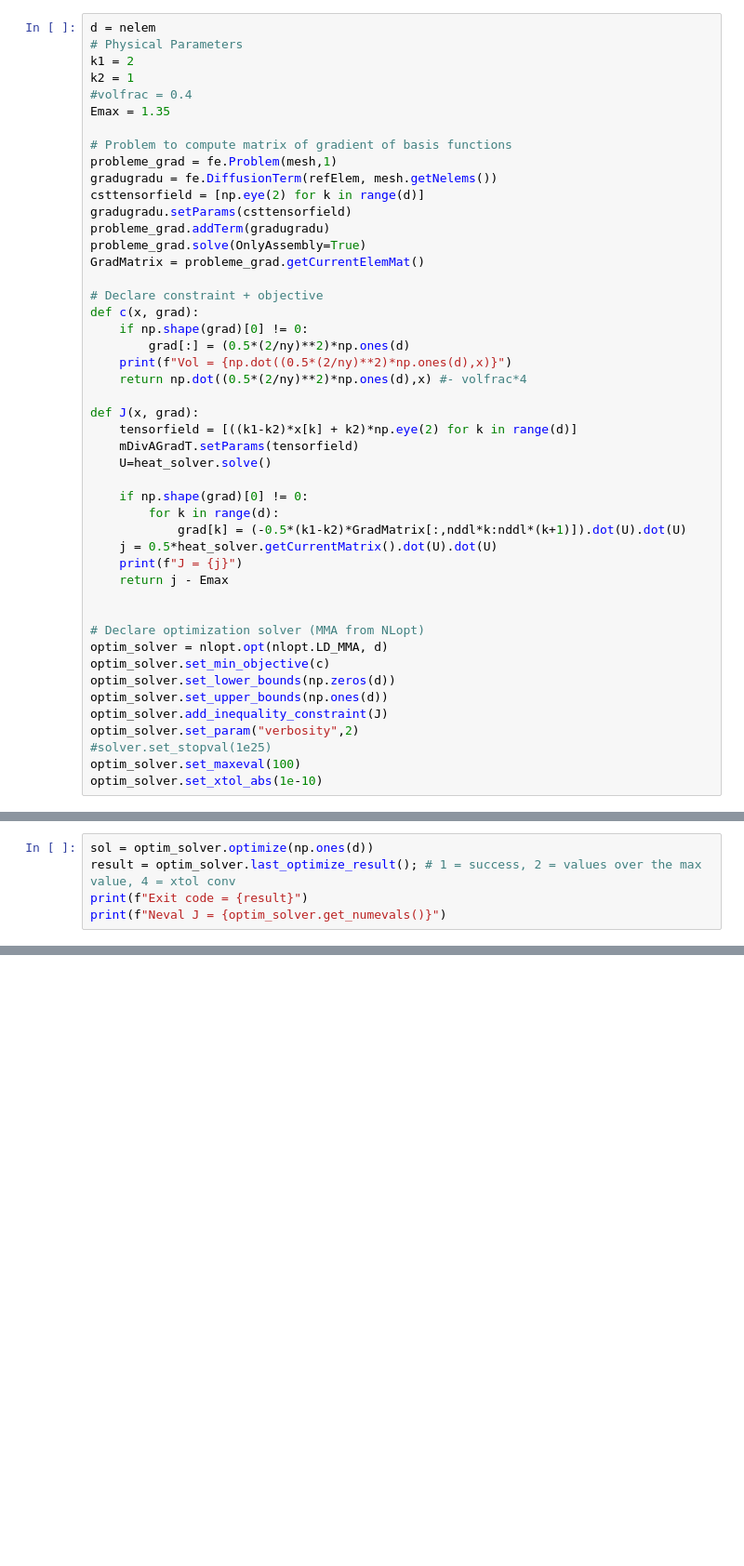
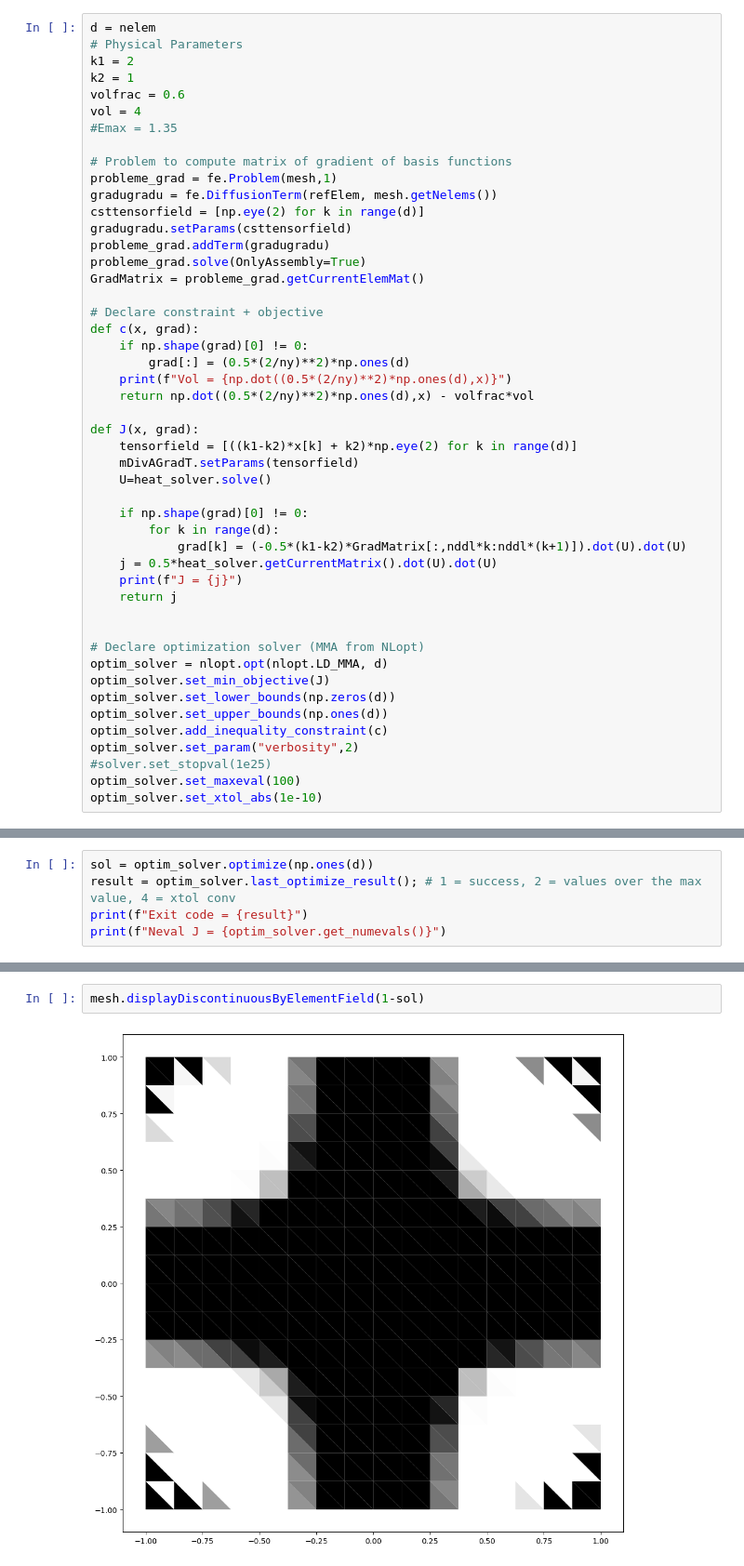
Before and after one commit to paluneau/pyTOP, a Jupyter notebook: thermal_design.ipynb, the cells around one changed output, grey strips where cells are left out. Shown at 93% size. Cells and saved outputs as stored; diff of their text form; blank space fills up the shorter version.

```diff
--- a/thermal_design.ipynb
+++ b/thermal_design.ipynb
@@ -43,8 +44,9 @@ d = nelem
 # Physical Parameters
 k1 = 2
 k2 = 1
-#volfrac = 0.4
-Emax = 1.35
+volfrac = 0.6
+vol = 4
+#Emax = 1.35
 
 # Problem to compute matrix of gradient of basis functions
 probleme_grad = fe.Problem(mesh,1)
@@ -60,7 +62,7 @@ def c(x, grad):
     if np.shape(grad)[0] != 0:
         grad[:] = (0.5*(2/ny)**2)*np.ones(d)
     print(f"Vol = {np.dot((0.5*(2/ny)**2)*np.ones(d),x)}")
-    return np.dot((0.5*(2/ny)**2)*np.ones(d),x) #- volfrac*4
+    return np.dot((0.5*(2/ny)**2)*np.ones(d),x) - volfrac*vol
 
 def J(x, grad):
     tensorfield = [((k1-k2)*x[k] + k2)*np.eye(2) for k in range(d)]
@@ -72,15 +74,15 @@ def J(x, grad):
             grad[k] = (-0.5*(k1-k2)*GradMatrix[:,nddl*k:nddl*(k+1)]).dot(U).dot(U)
     j = 0.5*heat_solver.getCurrentMatrix().dot(U).dot(U)
     print(f"J = {j}")
-    return j - Emax
+    return j
 
 
 # Declare optimization solver (MMA from NLopt)
 optim_solver = nlopt.opt(nlopt.LD_MMA, d)
-optim_solver.set_min_objective(c)
+optim_solver.set_min_objective(J)
 optim_solver.set_lower_bounds(np.zeros(d))
 optim_solver.set_upper_bounds(np.ones(d))
-optim_solver.add_inequality_constraint(J)
+optim_solver.add_inequality_constraint(c)
 optim_solver.set_param("verbosity",2)
 #solver.set_stopval(1e25)
 optim_solver.set_maxeval(100)
@@ -113,0 +100,4 @@ displayDesignTri(sol)
+# %%
+mesh.displayDiscontinuousByElementField(1-sol)
+# %% [output]
+[figure, added]
```
Also changed, not shown: parts of 4 cells of this notebook, 1 other file.
